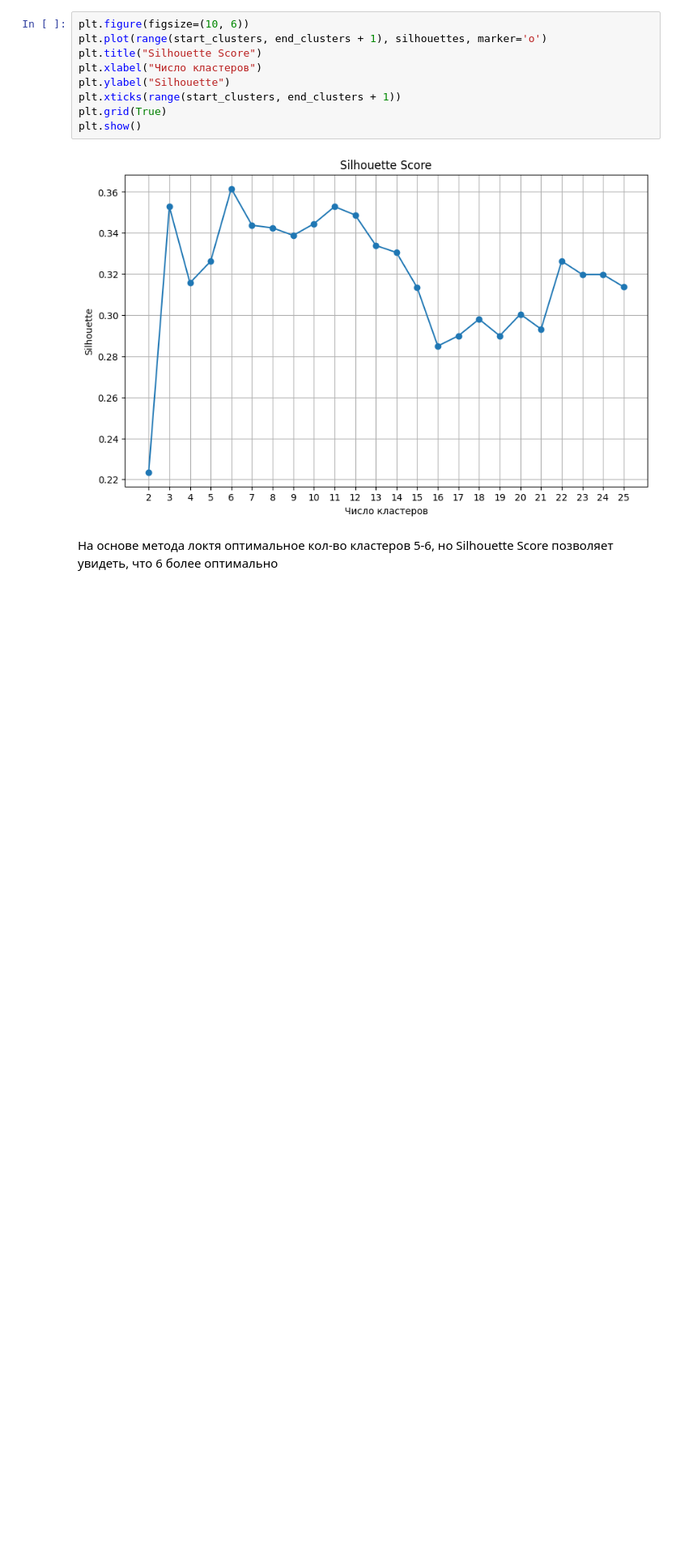
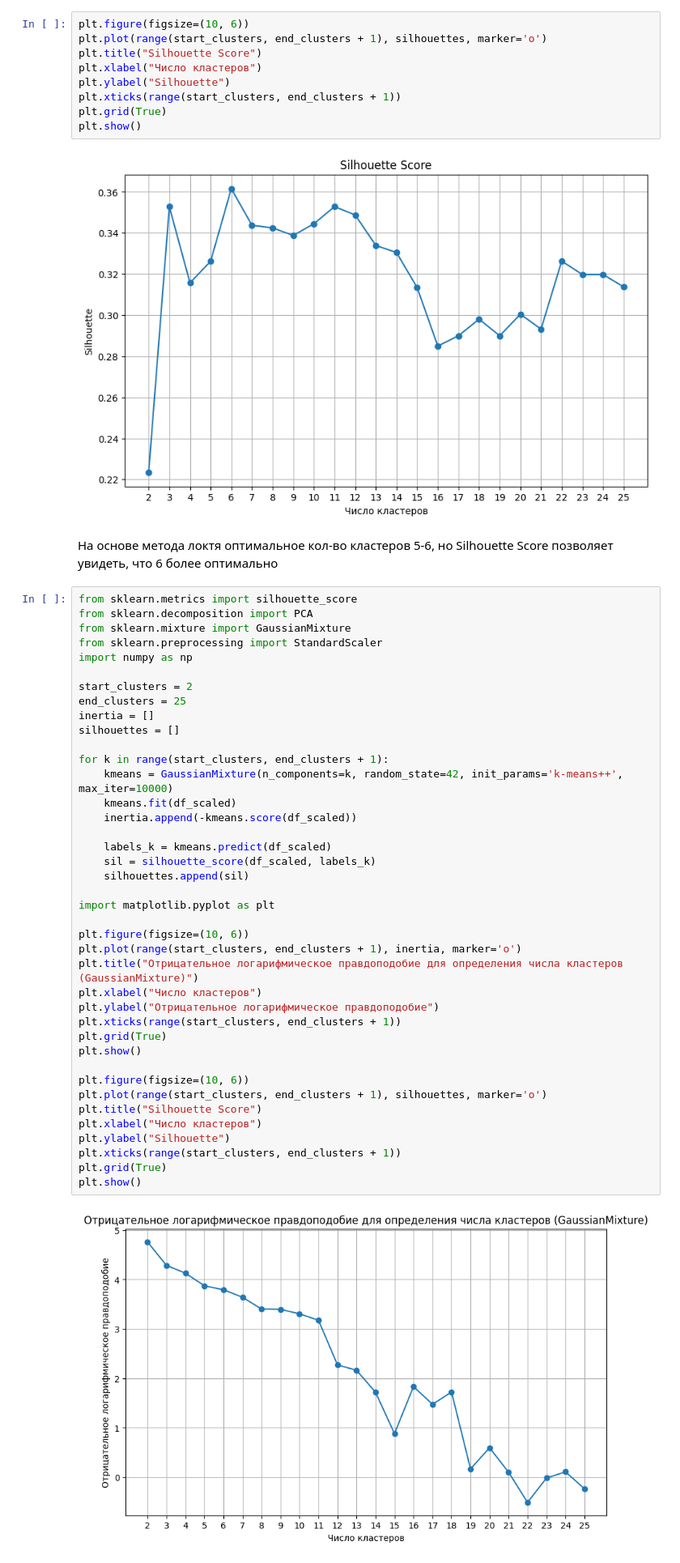
Before and after one commit to FREDY129053/AI_Systems_LABS, a Jupyter notebook: Lab_3_8.ipynb, the cells around one changed output. Shown: that part at 81% size. Saved outputs shown, nothing was run; the diff lists cells and outputs as text; blank space fills up the shorter version.

```diff
--- a/Lab_3_8.ipynb
+++ b/Lab_3_8.ipynb
@@ -324,3 +324,45 @@ plt.show()
 [figure]
 # %% [markdown]
 На основе метода локтя оптимальное кол-во кластеров 5-6, но Silhouette Score позволяет увидеть, что 6 более оптимально
+# %%
+from sklearn.metrics import silhouette_score
+from sklearn.decomposition import PCA
+from sklearn.mixture import GaussianMixture
+from sklearn.preprocessing import StandardScaler
+import numpy as np
+
+start_clusters = 2
+end_clusters = 25
+inertia = []
+silhouettes = []
+
+for k in range(start_clusters, end_clusters + 1):
+    kmeans = GaussianMixture(n_components=k, random_state=42, init_params='k-means++', max_iter=10000)
+    kmeans.fit(df_scaled)
+    inertia.append(-kmeans.score(df_scaled))
+
+    labels_k = kmeans.predict(df_scaled)
+    sil = silhouette_score(df_scaled, labels_k)
+    silhouettes.append(sil)
+
+import matplotlib.pyplot as plt
+
+plt.figure(figsize=(10, 6))
+plt.plot(range(start_clusters, end_clusters + 1), inertia, marker='o')
+plt.title("Отрицательное логарифмическое правдоподобие для определения числа кластеров (GaussianMixture)")
+plt.xlabel("Число кластеров")
+plt.ylabel("Отрицательное логарифмическое правдоподобие")
+plt.xticks(range(start_clusters, end_clusters + 1))
+plt.grid(True)
+plt.show()
+
+plt.figure(figsize=(10, 6))
+plt.plot(range(start_clusters, end_clusters + 1), silhouettes, marker='o')
+plt.title("Silhouette Score")
+plt.xlabel("Число кластеров")
+plt.ylabel("Silhouette")
+plt.xticks(range(start_clusters, end_clusters + 1))
+plt.grid(True)
+plt.show()
+# %% [output]
+[figure, added]
```
Also changed, not shown: parts of 4 cells of this notebook.
